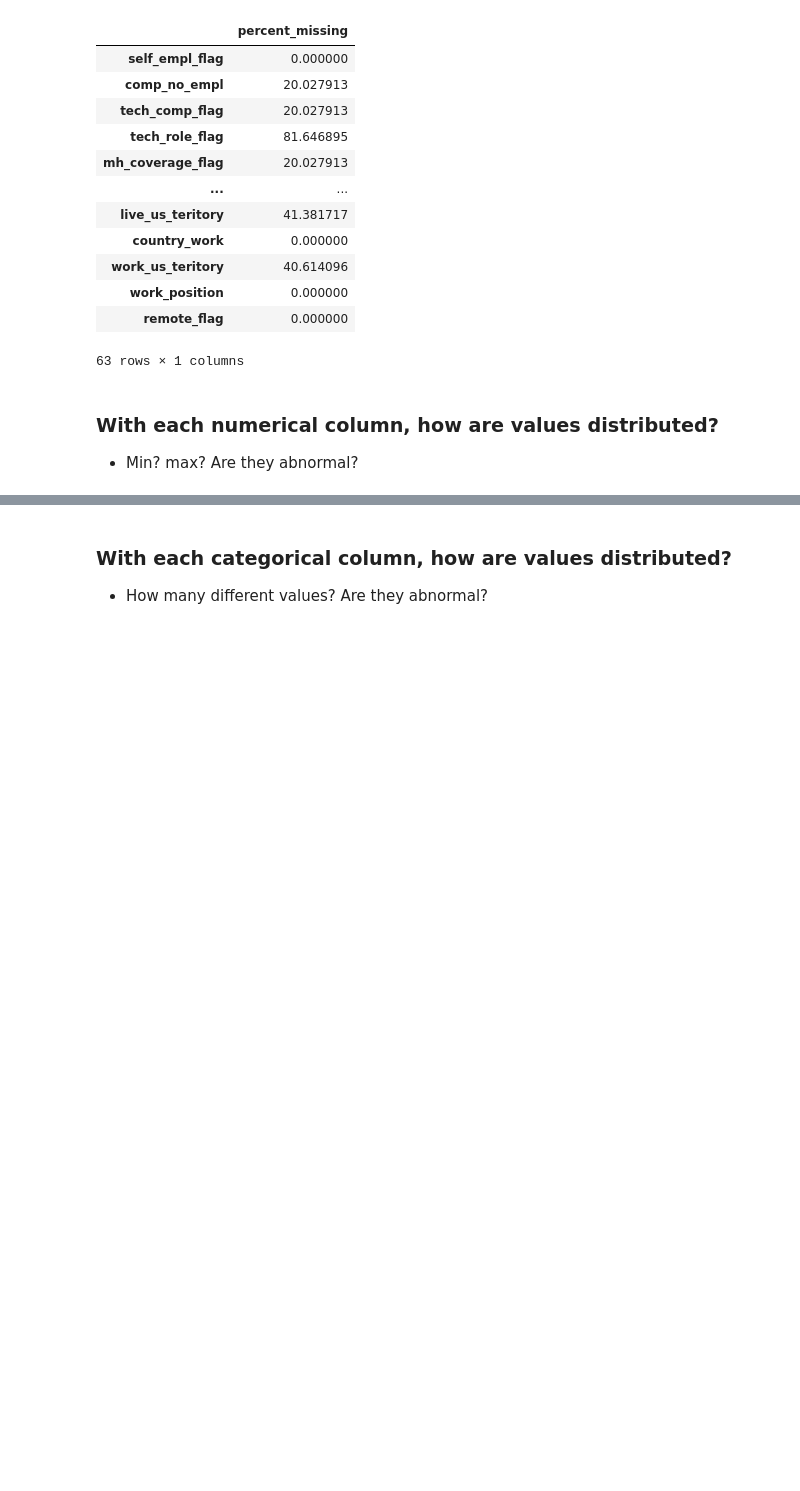
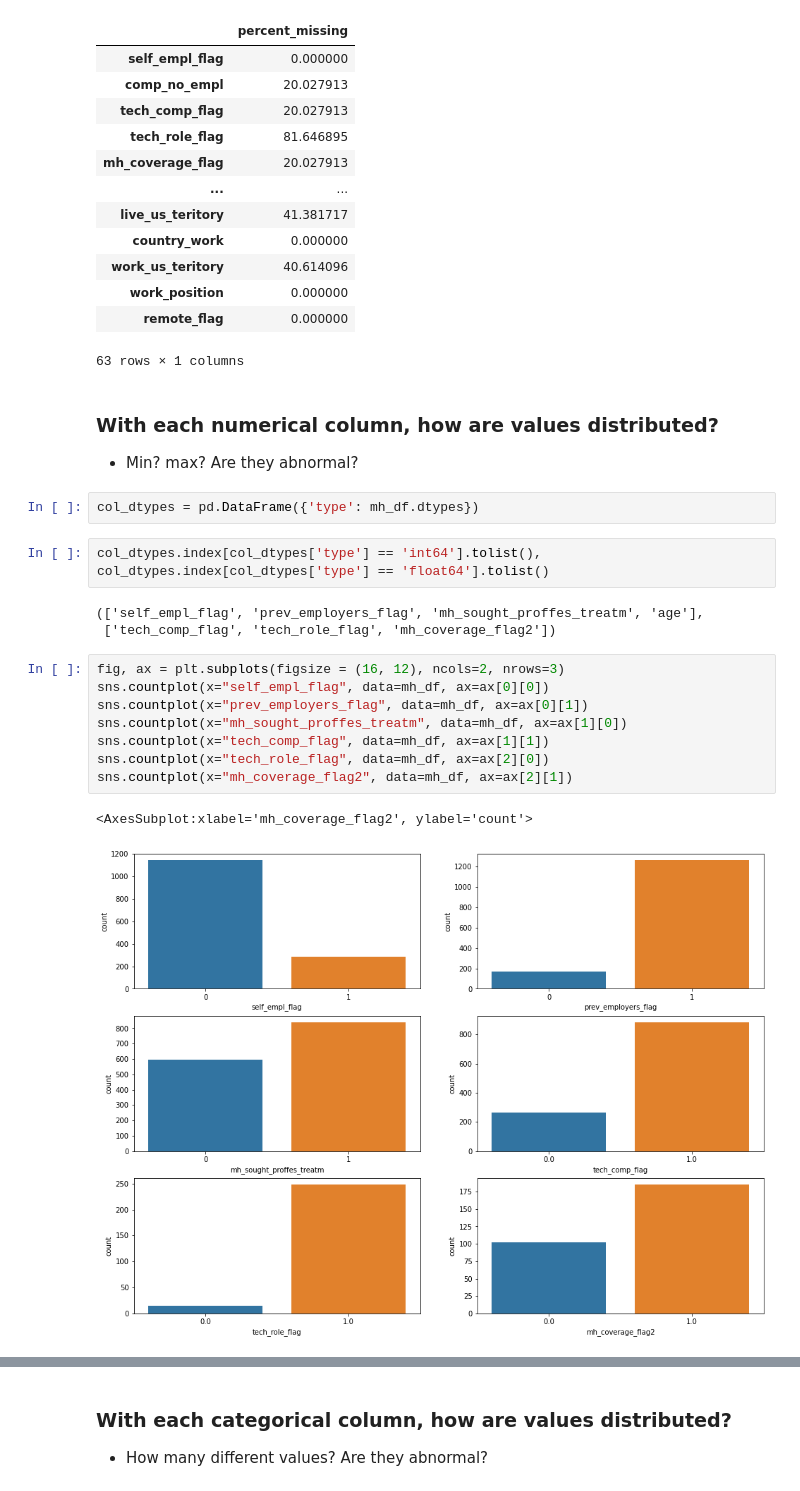
Before and after one commit to HMy2912/P4DS-FinalProj, a Jupyter notebook: Untitled.ipynb, the cells around one changed output, grey strips where cells are left out. Cells and saved outputs as stored; diff of their text form; blank space fills up the shorter version.

```diff
--- a/Untitled.ipynb
+++ b/Untitled.ipynb
@@ -170,3 +173,21 @@ missing_value_df
 # %% [markdown]
 ### With each numerical column, how are values distributed?
 * Min? max? Are they abnormal?
+# %%
+col_dtypes = pd.DataFrame({'type': mh_df.dtypes})
+# %%
+col_dtypes.index[col_dtypes['type'] == 'int64'].tolist(), col_dtypes.index[col_dtypes['type'] == 'float64'].tolist()
+# %% [output]
+(['self_empl_flag', 'prev_employers_flag', 'mh_sought_proffes_treatm', 'age'],
+ ['tech_comp_flag', 'tech_role_flag', 'mh_coverage_flag2'])
+# %%
+fig, ax = plt.subplots(figsize = (16, 12), ncols=2, nrows=3)
+sns.countplot(x="self_empl_flag", data=mh_df, ax=ax[0][0])
+sns.countplot(x="prev_employers_flag", data=mh_df, ax=ax[0][1])
+sns.countplot(x="mh_sought_proffes_treatm", data=mh_df, ax=ax[1][0])
+sns.countplot(x="tech_comp_flag", data=mh_df, ax=ax[1][1])
+sns.countplot(x="tech_role_flag", data=mh_df, ax=ax[2][0])
+sns.countplot(x="mh_coverage_flag2", data=mh_df, ax=ax[2][1])
+# %% [output]
+<AxesSubplot:xlabel='mh_coverage_flag2', ylabel='count'>
+[figure, added]
```
Also changed, not shown: parts of 40 cells of this notebook.
